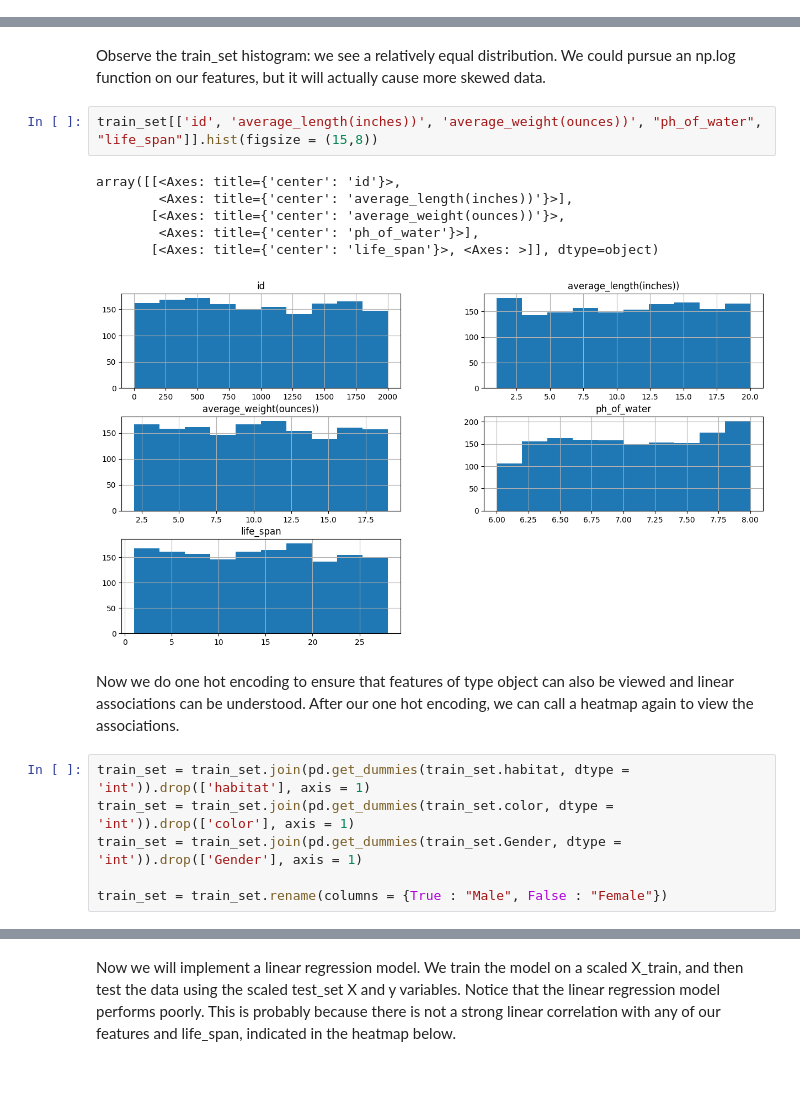
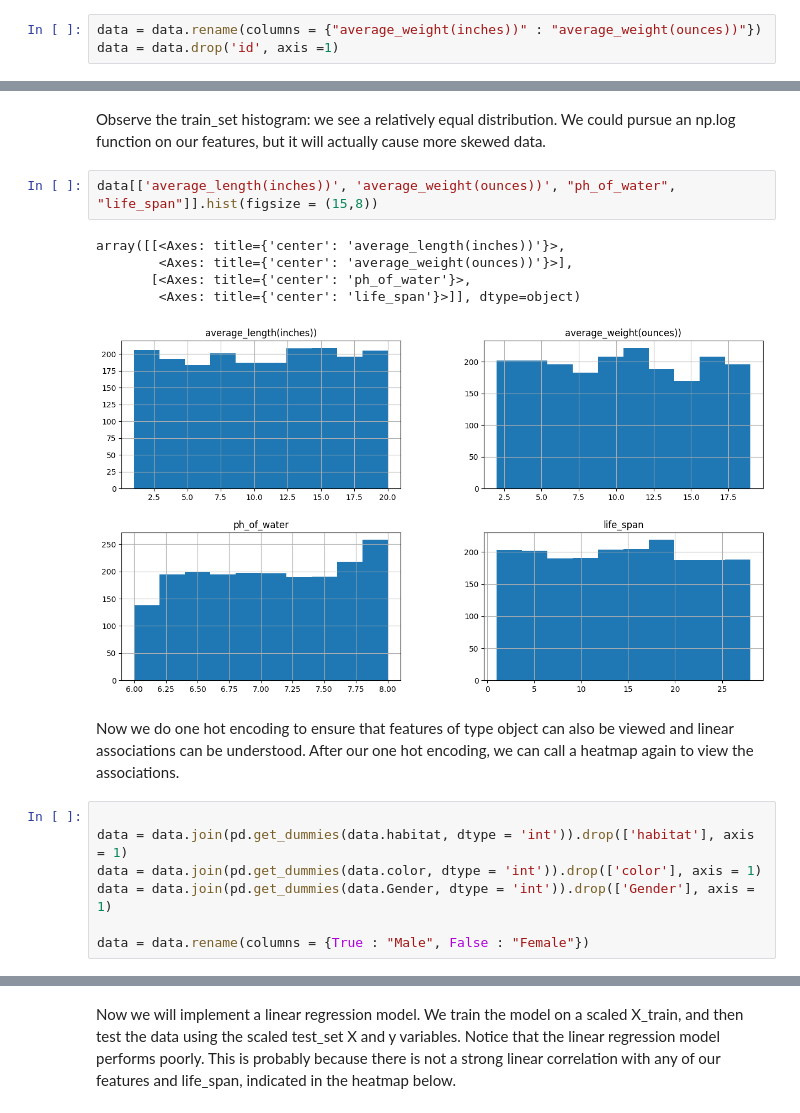
Before and after one commit to rcho5840/Combatting-Goldfish-Lifespan-Variability, a Jupyter notebook: main.ipynb, the cells around one changed output, grey strips where cells are left out. Saved outputs shown, nothing was run; the diff lists cells and outputs as text; blank space fills up the shorter version.

```diff
--- a/main.ipynb
+++ b/main.ipynb
@@ -92,0 +67,3 @@ memory usage: 175.6+ KB
+# %%
+data = data.rename(columns = {"average_weight(inches))" : "average_weight(ounces))"})
+data = data.drop('id', axis =1)
@@ -101,19 +95,19 @@ sns.heatmap(train_set[['id', 'average_length(inches))', 'average_weight(ounces))
 Observe the train_set histogram: we see a relatively equal distribution.
 We could pursue an np.log function on our features, but it will actually cause more skewed data.
 # %%
-train_set[['id', 'average_length(inches))', 'average_weight(ounces))', "ph_of_water", "life_span"]].hist(figsize = (15,8))
+data[['average_length(inches))', 'average_weight(ounces))', "ph_of_water", "life_span"]].hist(figsize = (15,8))
 # %% [output]
-array([[<Axes: title={'center': 'id'}>,
-        <Axes: title={'center': 'average_length(inches))'}>],
-       [<Axes: title={'center': 'average_weight(ounces))'}>,
-        <Axes: title={'center': 'ph_of_water'}>],
-       [<Axes: title={'center': 'life_span'}>, <Axes: >]], dtype=object)
+array([[<Axes: title={'center': 'average_length(inches))'}>,
+        <Axes: title={'center': 'average_weight(ounces))'}>],
+       [<Axes: title={'center': 'ph_of_water'}>,
+        <Axes: title={'center': 'life_span'}>]], dtype=object)
-[figure, old version]
+[figure, new version]
 # %% [markdown]
 Now we do one hot encoding to ensure that features of type object can also be viewed and linear associations can be understood. After our one hot encoding, we can call a heatmap again to view the associations.
 # %%
-train_set = train_set.join(pd.get_dummies(train_set.habitat, dtype = 'int')).drop(['habitat'], axis = 1)
-train_set = train_set.join(pd.get_dummies(train_set.color, dtype = 'int')).drop(['color'], axis = 1)
-train_set = train_set.join(pd.get_dummies(train_set.Gender, dtype = 'int')).drop(['Gender'], axis = 1)
 
-train_set = train_set.rename(columns = {True : "Male", False : "Female"})
+data = data.join(pd.get_dummies(data.habitat, dtype = 'int')).drop(['habitat'], axis = 1)
+data = data.join(pd.get_dummies(data.color, dtype = 'int')).drop(['color'], axis = 1)
+data = data.join(pd.get_dummies(data.Gender, dtype = 'int')).drop(['Gender'], axis = 1)
+
+data = data.rename(columns = {True : "Male", False : "Female"})
```
Also changed, not shown: parts of 12 cells of this notebook.
